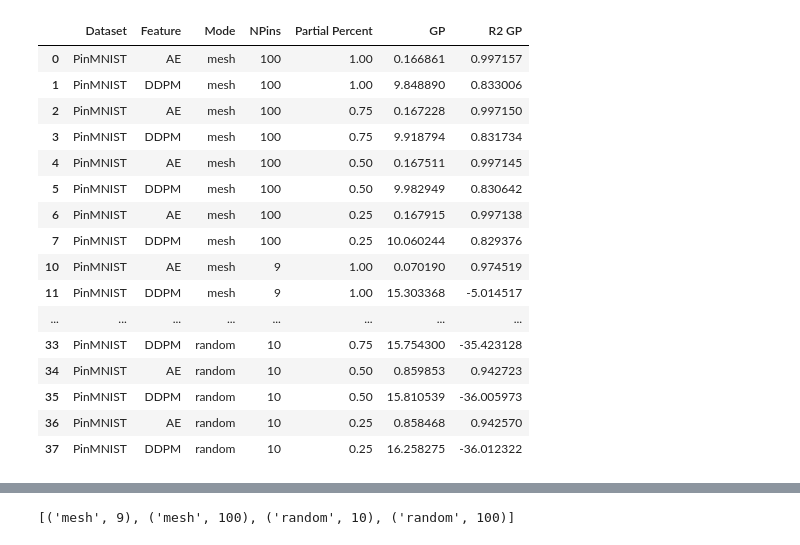
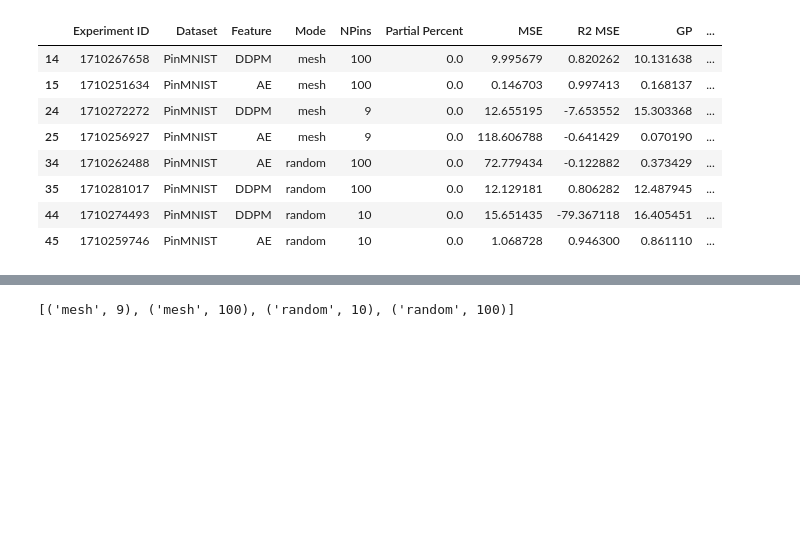
Before and after one commit to neu-spiral/Neural-Point-Processes, a Jupyter notebook: Results.ipynb, the cells around one changed output, grey strips where cells are left out. Saved outputs shown, nothing was run; the diff lists cells and outputs as text; code cells hidden in the pictures; blank space fills up the shorter version.

```diff
--- a/Results.ipynb
+++ b/Results.ipynb
@@ -9,6 +9,7 @@ import matplotlib.pyplot as plt
 def extract_info_from_config(config_path):
     with open(config_path, 'r') as config_file:
         config_data = json.load(config_file)
+        experiment_id = config_data.get('experiment_id', '')
         dataset = config_data.get('dataset', '')
         feature = config_data.get('feature', '')
         mode = config_data.get('mode', '')
@@ -19,7 +20,7 @@ def extract_info_from_config(config_path):
             manual = 'Yes' if manual else 'No'
         except:
             manual = 'No'
-    return dataset, feature, mode, param, deeper, manual
+    return experiment_id, dataset, feature, mode, param, deeper, manual
 
 # Function to parse the test_PinMNIST files
 def parse_test(file_path):
@@ -55,8 +56,9 @@ def parse_res(file_path):
 
     return mse, r2mse, sigma, npp, r2npp, gp, r2gp
 
-def append(df, pp, mse, r2mse, sigma, npp, r2npp, gp, r2gp, dataset, feature, mode, param, deeper, manual='No'):
+def append(exp_id, df, pp, mse, r2mse, sigma, npp, r2npp, gp, r2gp, dataset, feature, mode, param, deeper, manual='No'):
     return pd.concat([df, pd.DataFrame({
+        'Experiment ID': [exp_id],
         'Dataset': [dataset],
         'Feature': [feature],
         'Extra layers': [deeper],
@@ -73,7 +75,7 @@ def append(df, pp, mse, r2mse, sigma, npp, r2npp, gp, r2gp, dataset, feature, mo
         'R2 GP': [r2gp]})], ignore_index=True)
 # %%
 # Initialize an empty DataFrame
-df = pd.DataFrame(columns=['Dataset', 'Feature', 'Extra layers', 'Mode', 'NPins', 'Partial Percent', 'MSE', 'R2 MSE', 'Sigma', 'NPP', 'R2 NPP', 'GP', 'R2 GP'])
+df = pd.DataFrame(columns=['Experiment ID', 'Dataset', 'Feature', 'Extra layers', 'Mode', 'NPins', 'Partial Percent', 'MSE', 'R2 MSE', 'Sigma', 'NPP', 'R2 NPP', 'GP', 'R2 GP'])
 
 # Directory containing the folders
 base_folders = ['./history/P100_normal']
@@ -88,9 +90,9 @@ for base_folder in base_folders:
             if os.path.isdir(dir_path):
                 # Get config.json info
                 config_path = os.path.join(dir_path, 'config.json')
-                dataset, feature, mode, param, deeper, manual = extract_info_from_config(config_path)
+                exp_id, dataset, feature, mode, param, deeper, manual = extract_info_from_config(config_path)
                 mse, r2mse, sigma, npp, r2npp, gp, r2gp = parse_res(os.path.join(dir_path, 'results.txt'))
-                df = append(df, 0.0, mse, r2mse, sigma, npp, r2npp, gp, r2gp, dataset, feature, mode, param, deeper, manual)
+                df = append(exp_id, df, 0.0, mse, r2mse, sigma, npp, r2npp, gp, r2gp, dataset, feature, mode, param, deeper, manual)
 
                 # Loop through files starting with 'test_PinMNIST'
                 for file_name in os.listdir(dir_path):
@@ -98,10 +100,4 @@ for base_folder in base_folders:
                         pp = float(file_name.split('_')[-1][:-4])
                         file_path = os.path.join(dir_path, file_name)
                         mse, r2mse, npp, r2npp, gp, r2gp = parse_test(file_path)
-                        df = append(df, pp, mse, r2mse, sigma, npp, r2npp, gp, r2gp, dataset, feature, mode, param, deeper, manual)
-
-df.sort_values(by=['NPins', 'Partial Percent', 'Extra layers', 'Manual LR'], inplace=True, ascending=False, ignore_index=True)
-df.sort_values(by=['Dataset', 'Feature', 'Mode'], inplace=True, ignore_index=True)
-df.drop_duplicates(subset=['Dataset', 'Feature', 'Extra layers', 'Mode', 'NPins', 'Partial Percent', 'Manual LR'], keep='last', inplace=True)
-
-df.to_csv('data.csv', index=False)
+                        df = append(exp_id, df, pp, mse, r2mse, sigma, npp, r2npp, gp, r2gp, dataset, feature, mode, param, deeper, manual)
@@ -126,0 +104,17 @@ df[df['NPins'] != 225].reset_index(drop=True)
+# %%
+df = pd.concat([df, pd.DataFrame({
+        'Experiment ID': [None, None, None, None, None, None],
+        'Dataset': ['Building', 'Building', 'Building', 'Building', 'Building', 'Building'],
+        'Feature': ['AE', 'AE', 'AE', 'AE', 'AE', 'AE'],
+        'Extra layers': [True, True, True, True, True, True],
+        'Manual LR': ['No', 'No', 'No', 'No', 'No', 'No'],
+        'Mode': ['mesh', 'mesh', 'mesh', 'random', 'random', 'random'],
+        'NPins': [16, 121, 225, 10, 100, 200],
+        'Partial Percent': [1.0, 1.0, 1.0, 1.0, 1.0, 1.0],
+        'MSE': [0.461, 0.423, 1.302, 0.678, 0.548, 0.509],
+        'R2 MSE': [0.129, 0.251, -0.215, -0.192, 0.059, 0.063],
+        'Sigma': [0.1, 0.1, 2.0, 2.0, 0.2, 0.2],
+        'NPP': [0.463, 0.472, 0.355, 0.572, 0.442, 0.488],
+        'R2 NPP': [0.248, 0.220, 0.174, 0.131, 0.243, 0.117],
+        'GP': [0.463, 0.472, 0.355, 0.571, 0.416, 0.468],
+        'R2 GP': [0.248, 0.211, 0.174, 0.099, 0.261, 0.178]})], ignore_index=True)
@@ -127,23 +150,15 @@ df[df['NPins'] != 225].reset_index(drop=True)
 # %%
 df.sort_values(by=['NPins', 'Partial Percent', 'Extra layers', 'Manual LR'], inplace=True, ascending=False, ignore_index=True)
 df.sort_values(by=['Dataset', 'Mode'], inplace=True, ignore_index=True)
-df[(df['Dataset'] == 'PinMNIST') & (df['Partial Percent'] != 0.00)].drop(labels=['Extra layers', 'Manual LR', 'MSE', 'R2 MSE', 'Sigma', 'R2 NPP', 'NPP'], axis=1)
+df[(df['Dataset'] == 'PinMNIST') & (df['Partial Percent'] == 0.00)].drop(labels=['Extra layers', 'Manual LR', 'Sigma', 'R2 NPP', 'NPP'], axis=1)
 # %% [output]
-|  | Dataset | Feature | Mode | NPins | Partial Percent | GP | R2 GP |
-| 0 | PinMNIST | AE | mesh | 100 | 1.00 | 0.166861 | 0.997157 |
-| 1 | PinMNIST | DDPM | mesh | 100 | 1.00 | 9.848890 | 0.833006 |
-| 2 | PinMNIST | AE | mesh | 100 | 0.75 | 0.167228 | 0.997150 |
-| 3 | PinMNIST | DDPM | mesh | 100 | 0.75 | 9.918794 | 0.831734 |
-| 4 | PinMNIST | AE | mesh | 100 | 0.50 | 0.167511 | 0.997145 |
-| 5 | PinMNIST | DDPM | mesh | 100 | 0.50 | 9.982949 | 0.830642 |
-| 6 | PinMNIST | AE | mesh | 100 | 0.25 | 0.167915 | 0.997138 |
-| 7 | PinMNIST | DDPM | mesh | 100 | 0.25 | 10.060244 | 0.829376 |
-| 10 | PinMNIST | AE | mesh | 9 | 1.00 | 0.070190 | 0.974519 |
-| 11 | PinMNIST | DDPM | mesh | 9 | 1.00 | 15.303368 | -5.014517 |
-| ... | ... | ... | ... | ... | ... | ... | ... |
-| 33 | PinMNIST | DDPM | random | 10 | 0.75 | 15.754300 | -35.423128 |
-| 34 | PinMNIST | AE | random | 10 | 0.50 | 0.859853 | 0.942723 |
-| 35 | PinMNIST | DDPM | random | 10 | 0.50 | 15.810539 | -36.005973 |
-| 36 | PinMNIST | AE | random | 10 | 0.25 | 0.858468 | 0.942570 |
-| 37 | PinMNIST | DDPM | random | 10 | 0.25 | 16.258275 | -36.012322 |
+|  | Experiment ID | Dataset | Feature | Mode | NPins | Partial Percent | MSE | R2 MSE | GP | ... |
+| 14 | 1710267658 | PinMNIST | DDPM | mesh | 100 | 0.0 | 9.995679 | 0.820262 | 10.131638 | ... |
+| 15 | 1710251634 | PinMNIST | AE | mesh | 100 | 0.0 | 0.146703 | 0.997413 | 0.168137 | ... |
+| 24 | 1710272272 | PinMNIST | DDPM | mesh | 9 | 0.0 | 12.655195 | -7.653552 | 15.303368 | ... |
+| 25 | 1710256927 | PinMNIST | AE | mesh | 9 | 0.0 | 118.606788 | -0.641429 | 0.070190 | ... |
+| 34 | 1710262488 | PinMNIST | AE | random | 100 | 0.0 | 72.779434 | -0.122882 | 0.373429 | ... |
+| 35 | 1710281017 | PinMNIST | DDPM | random | 100 | 0.0 | 12.129181 | 0.806282 | 12.487945 | ... |
+| 44 | 1710274493 | PinMNIST | DDPM | random | 10 | 0.0 | 15.651435 | -79.367118 | 16.405451 | ... |
+| 45 | 1710259746 | PinMNIST | AE | random | 10 | 0.0 | 1.068728 | 0.946300 | 0.861110 | ... |
 # %%
```
Also changed, not shown: parts of 11 cells of this notebook.
